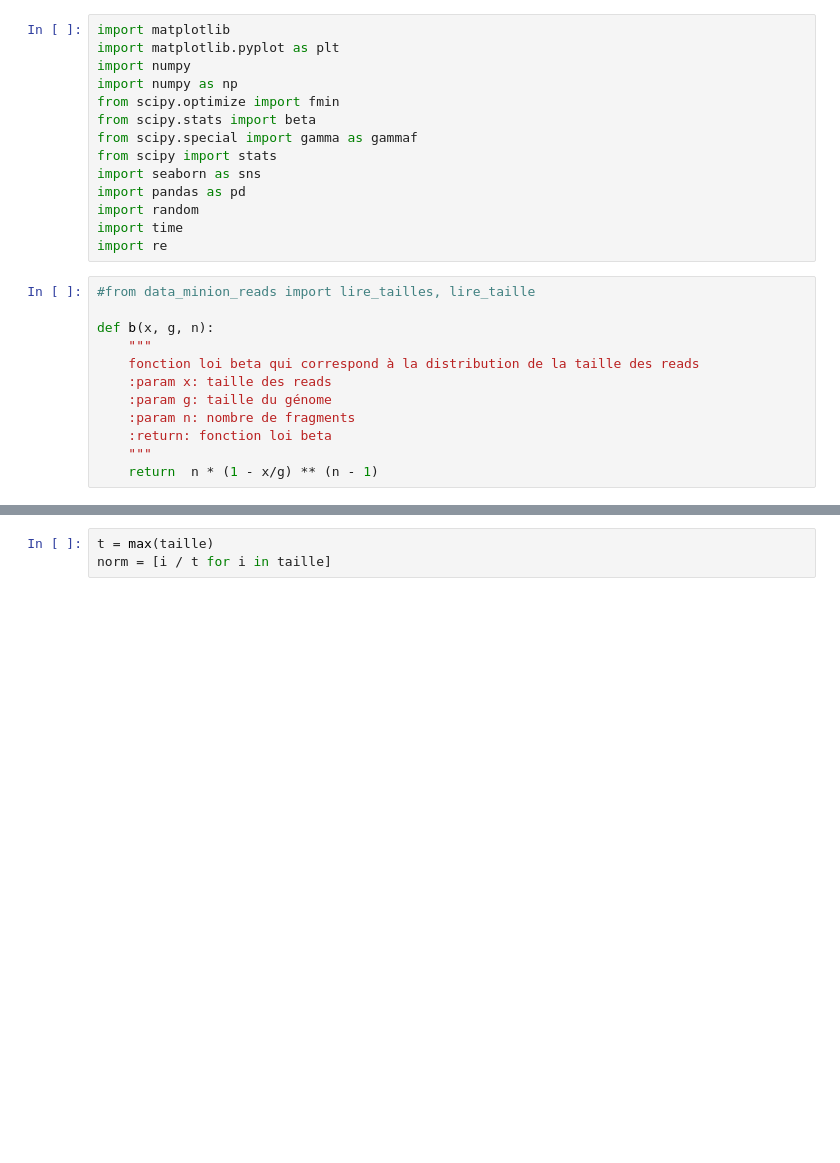
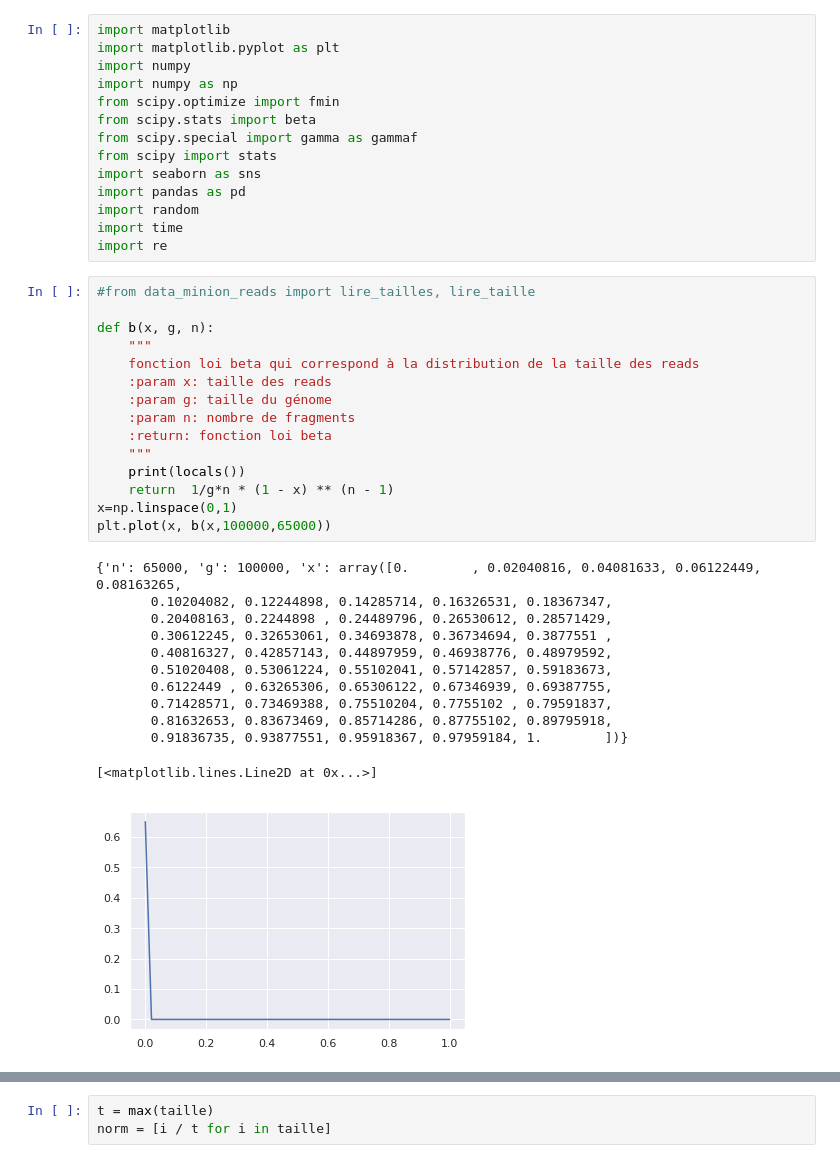
Before and after one commit to aminaghoul/reads_seq, a Jupyter notebook: fitter.ipynb, the cells around one changed output, grey strips where cells are left out. Drawn from its saved outputs; the diff is of its cells as text; blank space fills up the shorter version.

```diff
--- a/fitter.ipynb
+++ b/fitter.ipynb
@@ -15,13 +15,29 @@ import re
 # %%
 #from data_minion_reads import lire_tailles, lire_taille
 
 def b(x, g, n):
-	"""
-	fonction loi beta qui correspond à la distribution de la taille des reads
-	:param x: taille des reads
-	:param g: taille du génome
-	:param n: nombre de fragments
-	:return: fonction loi beta
-	"""
-	return  n * (1 - x/g) ** (n - 1)
+    """
+    fonction loi beta qui correspond à la distribution de la taille des reads
+    :param x: taille des reads
+    :param g: taille du génome
+    :param n: nombre de fragments
+    :return: fonction loi beta
+    """
+    print(locals())
+    return  1/g*n * (1 - x) ** (n - 1)
+x=np.linspace(0,1)
+plt.plot(x, b(x,100000,65000))
+# %% [output]
+{'n': 65000, 'g': 100000, 'x': array([0.        , 0.02040816, 0.04081633, 0.06122449, 0.08163265,
+       0.10204082, 0.12244898, 0.14285714, 0.16326531, 0.18367347,
+       0.20408163, 0.2244898 , 0.24489796, 0.26530612, 0.28571429,
+       0.30612245, 0.32653061, 0.34693878, 0.36734694, 0.3877551 ,
+       0.40816327, 0.42857143, 0.44897959, 0.46938776, 0.48979592,
+       0.51020408, 0.53061224, 0.55102041, 0.57142857, 0.59183673,
+       0.6122449 , 0.63265306, 0.65306122, 0.67346939, 0.69387755,
+       0.71428571, 0.73469388, 0.75510204, 0.7755102 , 0.79591837,
+       0.81632653, 0.83673469, 0.85714286, 0.87755102, 0.89795918,
+       0.91836735, 0.93877551, 0.95918367, 0.97959184, 1.        ])}
+[<matplotlib.lines.Line2D at 0x...>]
+[figure, added]
 # %%
```
Also changed, not shown: parts of 5 cells of this notebook.
